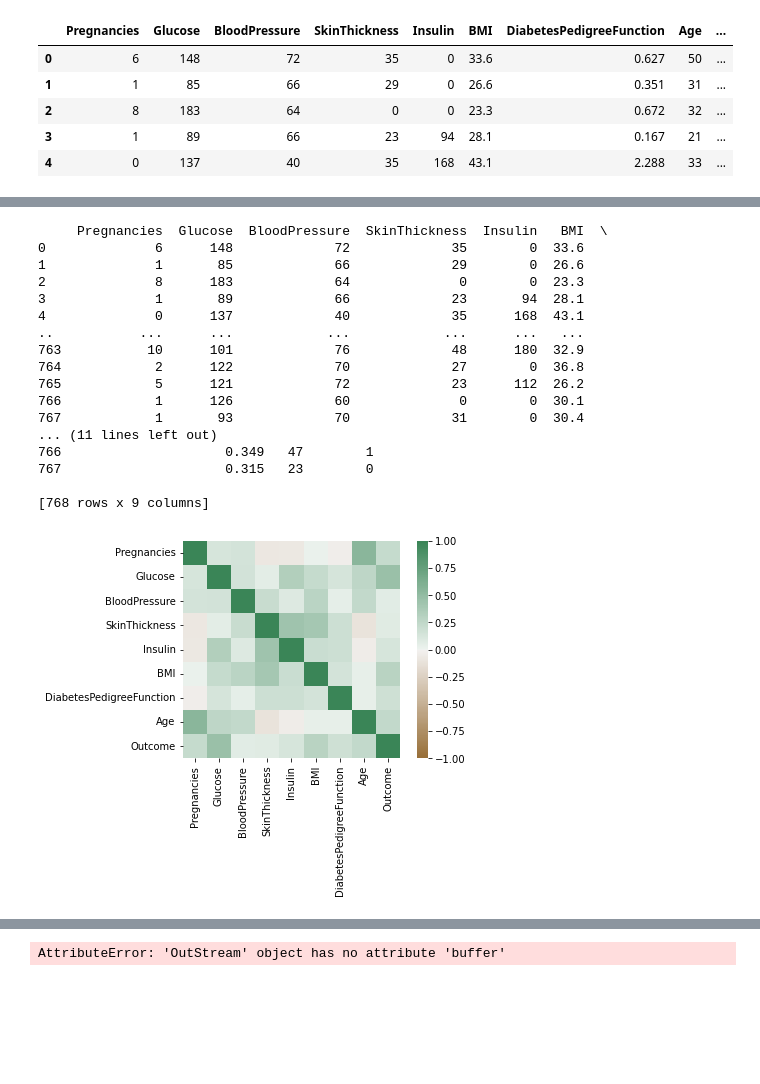
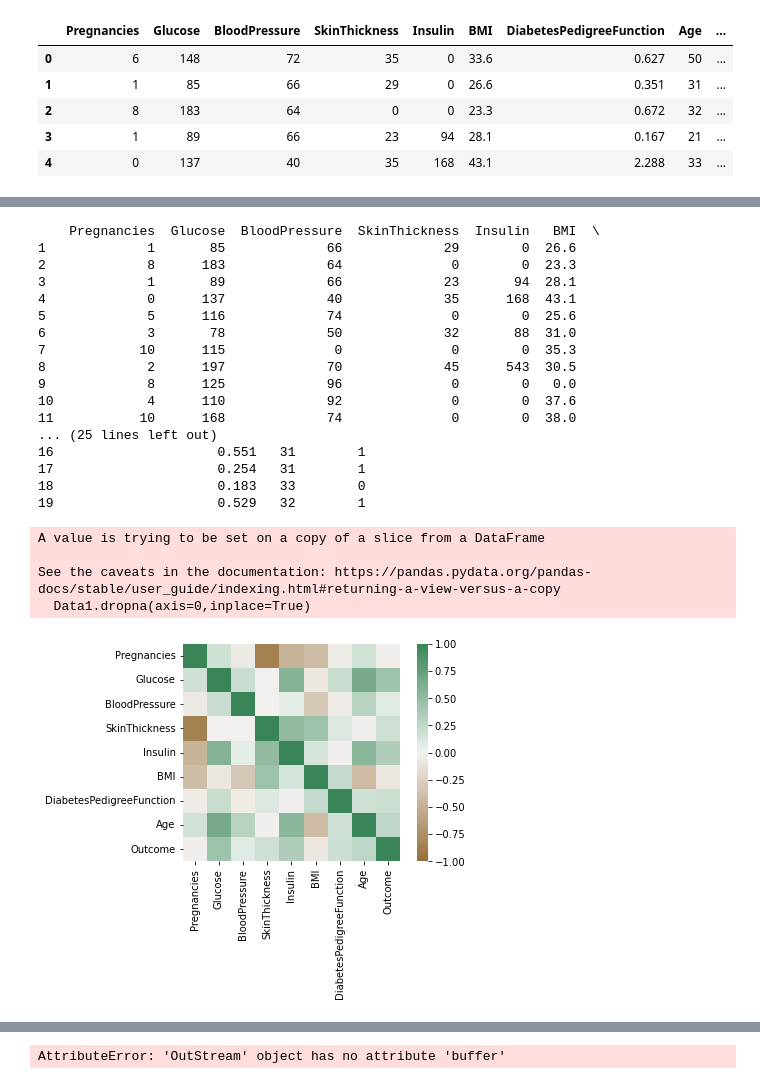
Before and after one commit to johnnjoroge0/Diabetes-data-analysis, a Jupyter notebook: Diabetes data analysis.ipynb, the cells around one changed output, grey strips where cells are left out. Drawn from its saved outputs; the diff is of its cells as text; code cells hidden in the pictures; blank space fills up the shorter version.

```diff
--- a/Diabetes data analysis.ipynb
+++ b/Diabetes data analysis.ipynb
@@ -18,5 +18,7 @@ Data.head()
 | 3 | 1 | 89 | 66 | 23 | 94 | 28.1 | 0.167 | 21 | ... |
 | 4 | 0 | 137 | 40 | 35 | 168 | 43.1 | 2.288 | 33 | ... |
 # %%
-print(Data)
+#SORTED THE DATA TO THE RANGE OF 20
+Data1=Data[1:20]
+print(Data1)
 # %% [output]
@@ -40,38 +42,42 @@ print(Data)
 # %%
-Data.dropna(axis=0,inplace=True)
+Data1.dropna(axis=0,inplace=True)
 
-print(Data)
+print(Data1)
 # %% [output]
-     Pregnancies  Glucose  BloodPressure  SkinThickness  Insulin   BMI  \
-0              6      148             72             35        0  33.6
-1              1       85             66             29        0  26.6
-2              8      183             64              0        0  23.3
-3              1       89             66             23       94  28.1
-4              0      137             40             35      168  43.1
-..           ...      ...            ...            ...      ...   ...
-763           10      101             76             48      180  32.9
-764            2      122             70             27        0  36.8
-765            5      121             72             23      112  26.2
-766            1      126             60              0        0  30.1
-767            1       93             70             31        0  30.4
-... (11 lines left out)
-766                     0.349   47        1
-767                     0.315   23        0
-
-[768 rows x 9 columns]
+    Pregnancies  Glucose  BloodPressure  SkinThickness  Insulin   BMI  \
+1             1       85             66             29        0  26.6
+2             8      183             64              0        0  23.3
+3             1       89             66             23       94  28.1
+4             0      137             40             35      168  43.1
+5             5      116             74              0        0  25.6
+6             3       78             50             32       88  31.0
+7            10      115              0              0        0  35.3
+8             2      197             70             45      543  30.5
+9             8      125             96              0        0   0.0
+10            4      110             92              0        0  37.6
+11           10      168             74              0        0  38.0
+... (25 lines left out)
+16                     0.551   31        1
+17                     0.254   31        1
+18                     0.183   33        0
+19                     0.529   32        1
+A value is trying to be set on a copy of a slice from a DataFrame
+
+See the caveats in the documentation: https://pandas.pydata.org/pandas-docs/stable/user_guide/indexing.html#returning-a-view-versus-a-copy
+  Data1.dropna(axis=0,inplace=True)
 # %%
-correlation_full_health = Data.corr()
+correlation_full_health = Data1.corr()
 
 axis_corr = sns.heatmap(
 correlation_full_health,
 vmin=-1, vmax=1, center=0,
 cmap=sns.diverging_palette(50, 500, n=500),
 square=True
 )
 
 plt.show()
 # %% [output]
-[figure, old version]
+[figure, new version]
 # %%
 import sys
 import matplotlib
```
Also changed, not shown: parts of 8 cells of this notebook.
